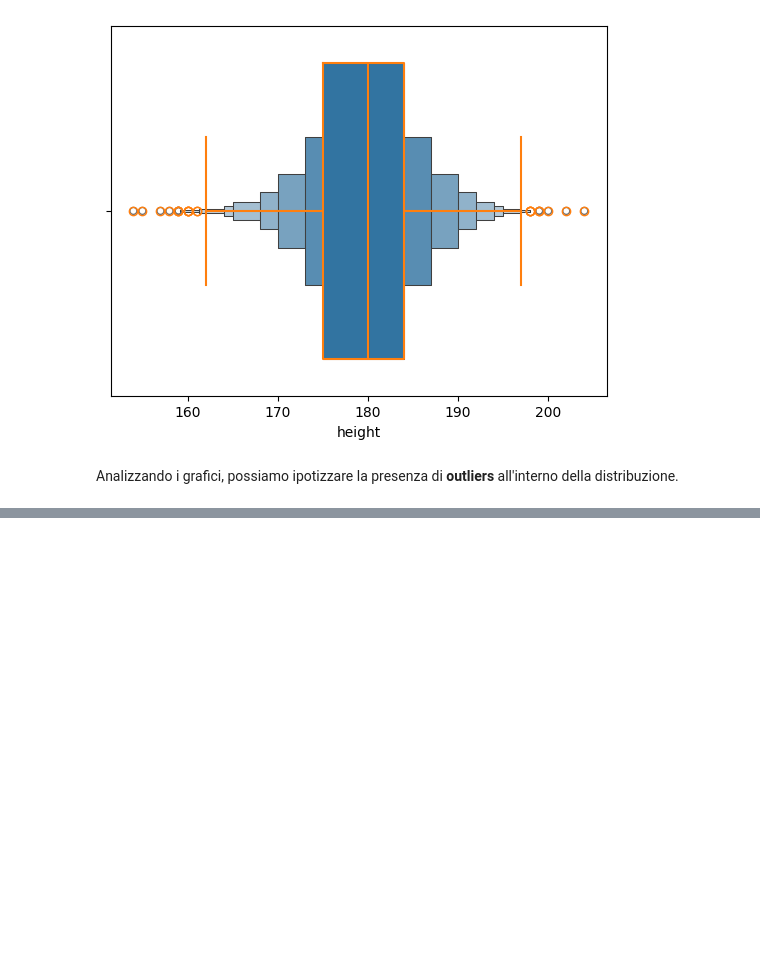
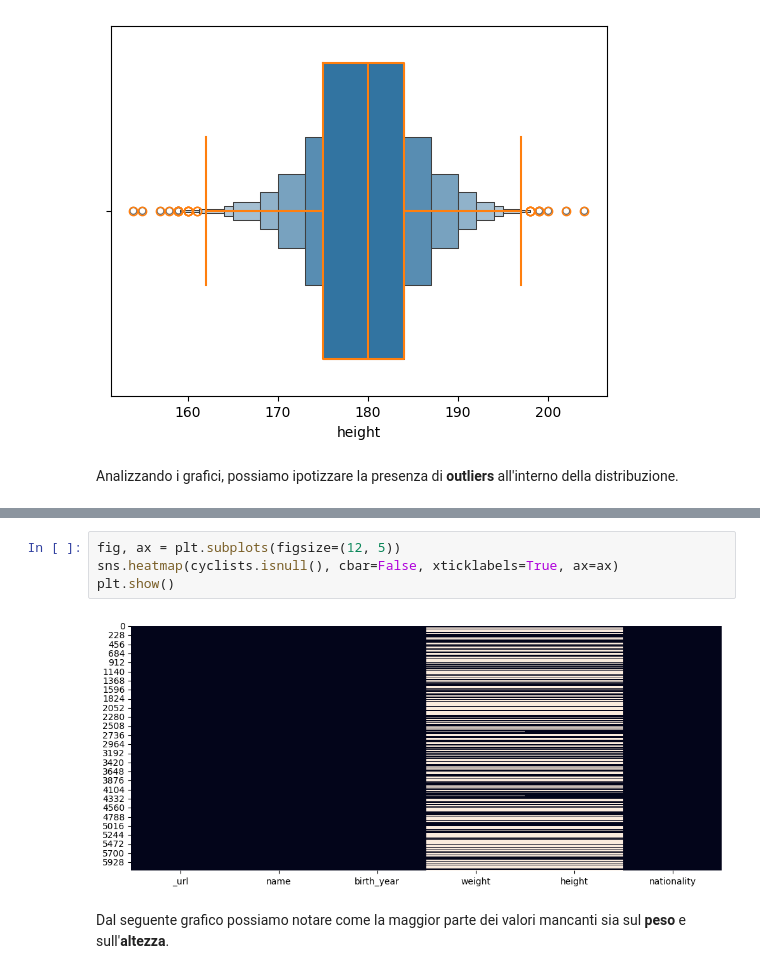
Before and after one commit to cionijacopo/DM-Project-24-25, a Jupyter notebook: TASK_1/Data_Understanding.ipynb, the cells around one changed output, grey strips where cells are left out. Drawn from its saved outputs; the diff is of its cells as text; blank space fills up the shorter version.

```diff
--- a/TASK_1/Data_Understanding.ipynb
+++ b/TASK_1/Data_Understanding.ipynb
@@ -207,0 +222,8 @@ Analizzando i grafici, possiamo ipotizzare la presenza di <b>outliers</b> all'in
+# %%
+fig, ax = plt.subplots(figsize=(12, 5))
+sns.heatmap(cyclists.isnull(), cbar=False, xticklabels=True, ax=ax)
+plt.show()
+# %% [output]
+[figure, added]
+# %% [markdown]
+Dal seguente grafico possiamo notare come la maggior parte dei valori mancanti sia sul <b>peso</b> e sull'<b>altezza</b>.
```
Also changed, not shown: parts of 2 cells of this notebook.
